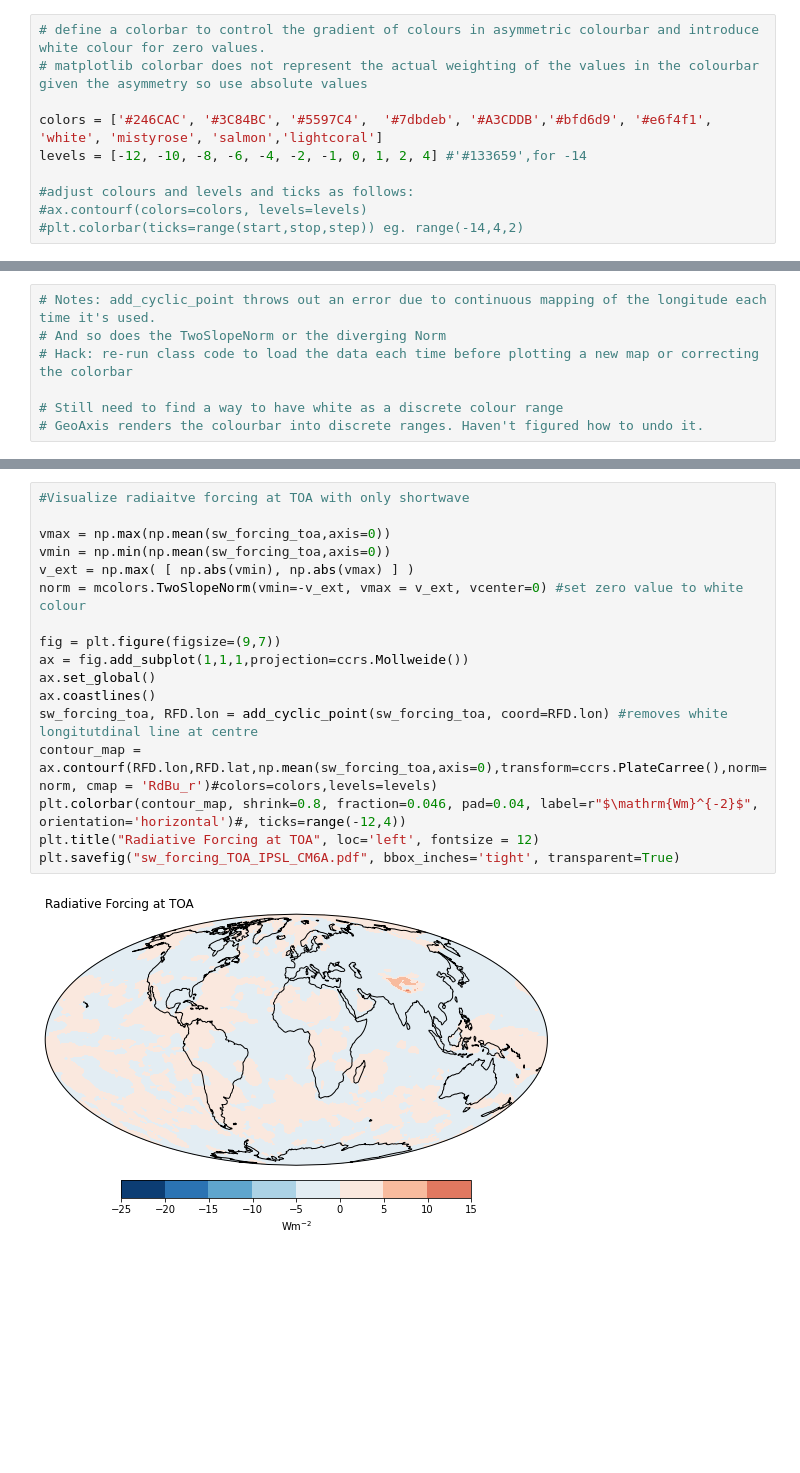
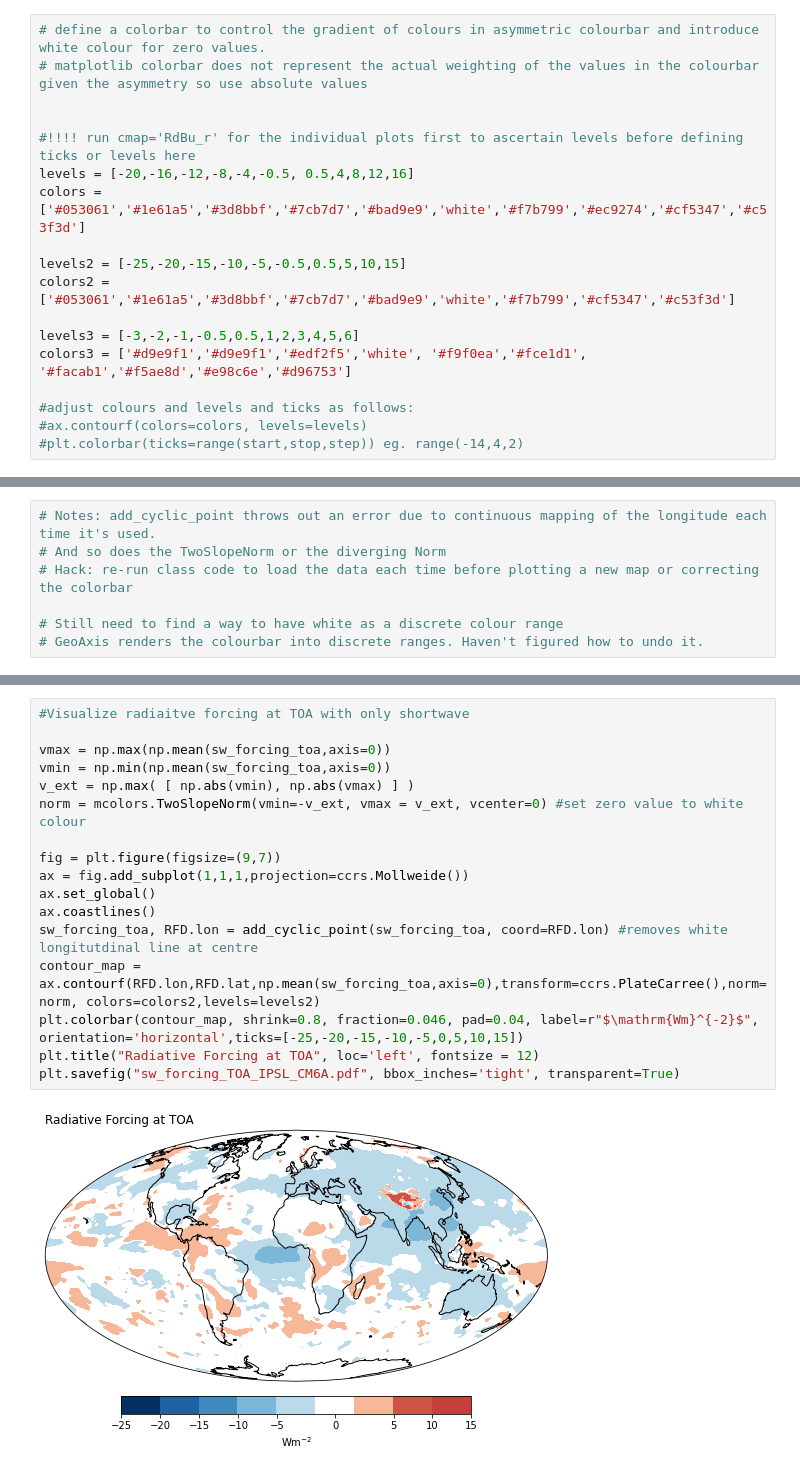
Before and after one commit to rovinapinto/radiative_forcing, a Jupyter notebook: notebooks/radiative_forcing_IPSL-CM6A.ipynb, the cells around one changed output, grey strips where cells are left out. Cells and saved outputs as stored; diff of their text form; blank space fills up the shorter version.

```diff
--- a/notebooks/radiative_forcing_IPSL-CM6A.ipynb
+++ b/notebooks/radiative_forcing_IPSL-CM6A.ipynb
@@ -36,8 +36,16 @@ forcing_toa = -balance_control + balance_aer
 # define a colorbar to control the gradient of colours in asymmetric colourbar and introduce white colour for zero values.
 # matplotlib colorbar does not represent the actual weighting of the values in the colourbar given the asymmetry so use absolute values
 
-colors = ['#246CAC', '#3C84BC', '#5597C4',  '#7dbdeb', '#A3CDDB','#bfd6d9', '#e6f4f1', 'white', 'mistyrose', 'salmon','lightcoral']
-levels = [-12, -10, -8, -6, -4, -2, -1, 0, 1, 2, 4] #'#133659',for -14
+
+#!!!! run cmap='RdBu_r' for the individual plots first to ascertain levels before defining ticks or levels here
+levels = [-20,-16,-12,-8,-4,-0.5, 0.5,4,8,12,16]
+colors = ['#053061','#1e61a5','#3d8bbf','#7cb7d7','#bad9e9','white','#f7b799','#ec9274','#cf5347','#c53f3d']
+
+levels2 = [-25,-20,-15,-10,-5,-0.5,0.5,5,10,15]
+colors2 = ['#053061','#1e61a5','#3d8bbf','#7cb7d7','#bad9e9','white','#f7b799','#cf5347','#c53f3d']
+
+levels3 = [-3,-2,-1,-0.5,0.5,1,2,3,4,5,6]
+colors3 = ['#d9e9f1','#d9e9f1','#edf2f5','white', '#f9f0ea','#fce1d1', '#facab1','#f5ae8d','#e98c6e','#d96753']
 
 #adjust colours and levels and ticks as follows:
 #ax.contourf(colors=colors, levels=levels)
@@ -96,22 +136,22 @@ plt.savefig("forcing_TOA_IPSL_CM6A.pdf", bbox_inches='tight', transparent=True)
 # %%
 #Visualize radiaitve forcing at TOA with only shortwave
 
 vmax = np.max(np.mean(sw_forcing_toa,axis=0))
 vmin = np.min(np.mean(sw_forcing_toa,axis=0))
 v_ext = np.max( [ np.abs(vmin), np.abs(vmax) ] )
 norm = mcolors.TwoSlopeNorm(vmin=-v_ext, vmax = v_ext, vcenter=0) #set zero value to white colour
 
 fig = plt.figure(figsize=(9,7))
 ax = fig.add_subplot(1,1,1,projection=ccrs.Mollweide())
 ax.set_global()
 ax.coastlines()
 sw_forcing_toa, RFD.lon = add_cyclic_point(sw_forcing_toa, coord=RFD.lon) #removes white longitutdinal line at centre
-contour_map =  ax.contourf(RFD.lon,RFD.lat,np.mean(sw_forcing_toa,axis=0),transform=ccrs.PlateCarree(),norm=norm, cmap = 'RdBu_r')#colors=colors,levels=levels)
-plt.colorbar(contour_map, shrink=0.8, fraction=0.046, pad=0.04, label=r"$\mathrm{Wm}^{-2}$", orientation='horizontal')#, ticks=range(-12,4))
+contour_map =  ax.contourf(RFD.lon,RFD.lat,np.mean(sw_forcing_toa,axis=0),transform=ccrs.PlateCarree(),norm=norm, colors=colors2,levels=levels2)
+plt.colorbar(contour_map, shrink=0.8, fraction=0.046, pad=0.04, label=r"$\mathrm{Wm}^{-2}$", orientation='horizontal',ticks=[-25,-20,-15,-10,-5,0,5,10,15])
 plt.title("Radiative Forcing at TOA", loc='left', fontsize = 12)
 plt.savefig("sw_forcing_TOA_IPSL_CM6A.pdf", bbox_inches='tight', transparent=True)
 # %% [output]
-[figure, old version]
+[figure, new version]
 # %%
 #Difference between the two forcings
 
```
Also changed, not shown: parts of 5 cells of this notebook, 3 other files.
